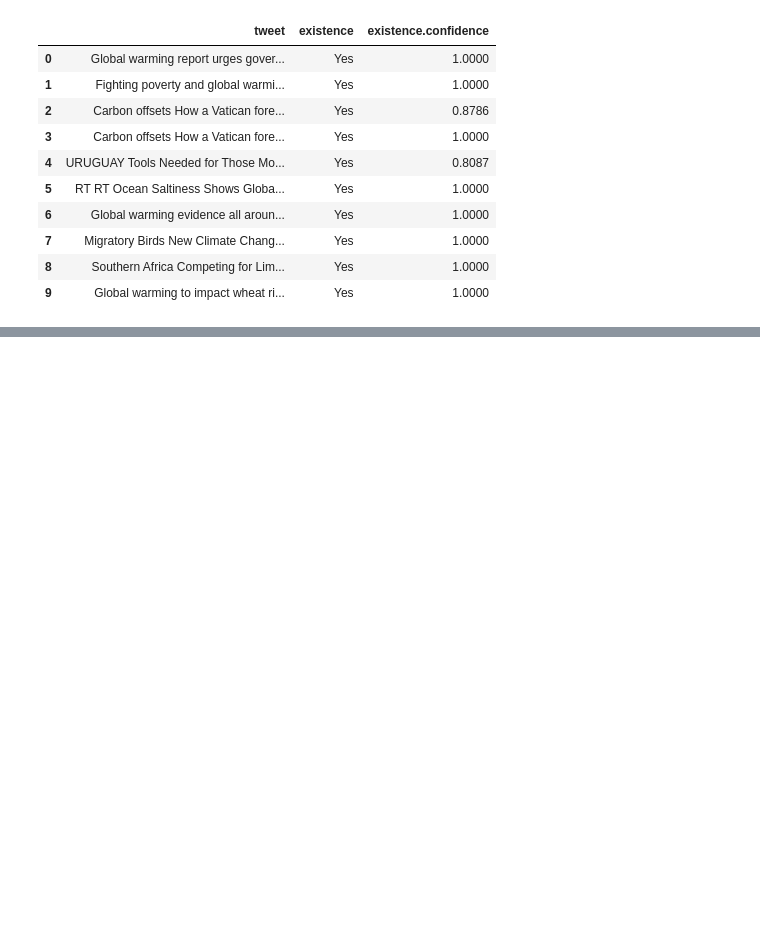
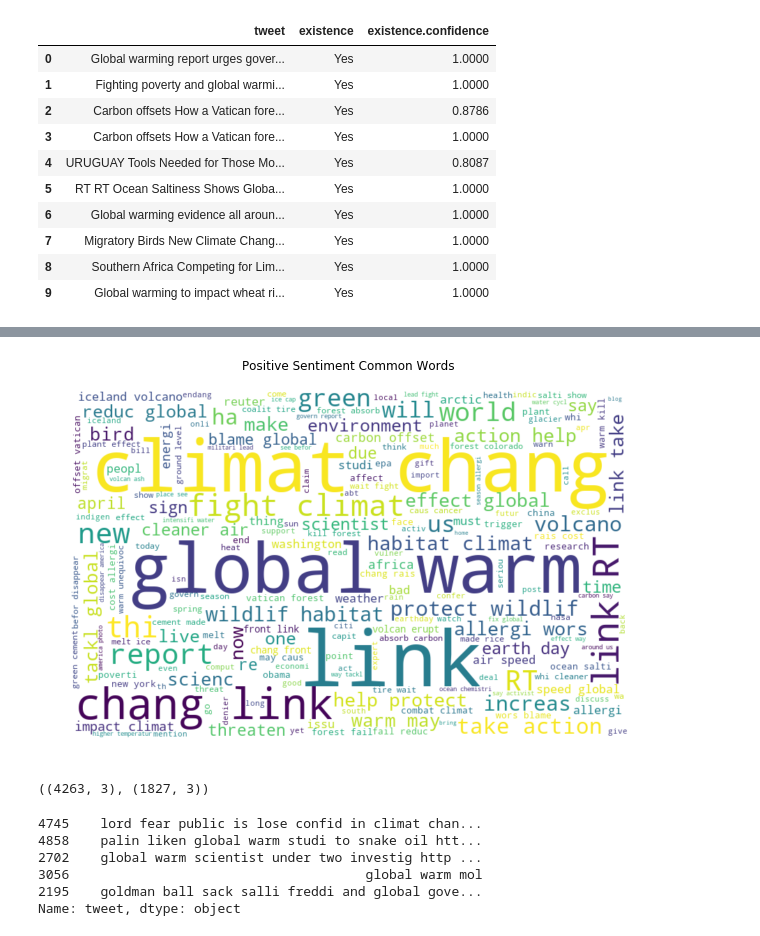
Before and after one commit to naquech-DS/dsc-4-final-project-online-ds-ft-112618, a Jupyter notebook: Untitled.ipynb, the cells around one changed output, grey strips where cells are left out. Cells and saved outputs as stored; diff of their text form; code cells hidden in the pictures; blank space fills up the shorter version.

```diff
--- a/Untitled.ipynb
+++ b/Untitled.ipynb
@@ -131,0 +139,5 @@ print(processed_data[1236], '\n')
+# %%
+stemmer = PorterStemmer()
+text = "carbon offsets vatican forest failed reduce "
+text_stem = " ".join([stemmer.stem(word) for word in text.split()])
+print (text_stem)
@@ -131,0 +146,10 @@ print(processed_data[1236], '\n')
+# %%
+
+stemmer = PorterStemmer()
+
+def stem_sentences(sentence):
+    tokens = sentence.split()
+    stemmed_tokens = [stemmer.stem(token) for token in tokens]
+    return ' '.join(stemmed_tokens)
+
+data['tweet'] = data['tweet'].apply(stem_sentences)
@@ -131,0 +174,8 @@ print(processed_data[1236], '\n')
+# %%
+# de-tokenization
+detokenized = []
+for i in range(len(data)):
+    t = ' '.join(processed_data[i])
+    detokenized.append(t)
+
+data['tweet'] = detokenized_doc
@@ -131,0 +258,11 @@ print(processed_data[1236], '\n')
+# %%
+positive_words =' '.join([text for text in data['tweet'][data['existence'] == 'Yes']])
+
+wordcloud = WordCloud(width=800, height=500, random_state=21, max_font_size=110, background_color='white').generate(positive_words)
+plt.figure(figsize=(10, 7))
+plt.imshow(wordcloud, interpolation="bilinear")
+plt.axis('off')
+plt.title('Positive Sentiment Common Words \n')
+plt.show()
+# %% [output]
+[figure, added]
@@ -131,0 +271,13 @@ print(processed_data[1236], '\n')
+# %%
+data_train.shape, data_test.shape
+# %% [output]
+((4263, 3), (1827, 3))
+# %%
+data_train.tweet[:5]
+# %% [output]
+4745    lord fear public is lose confid in climat chan...
+4858    palin liken global warm studi to snake oil htt...
+2702    global warm scientist under two investig http ...
+3056                                      global warm mol
+2195    goldman ball sack salli freddi and global gove...
+Name: tweet, dtype: object
```
Also changed, not shown: parts of 30 cells of this notebook, 3 other files.
